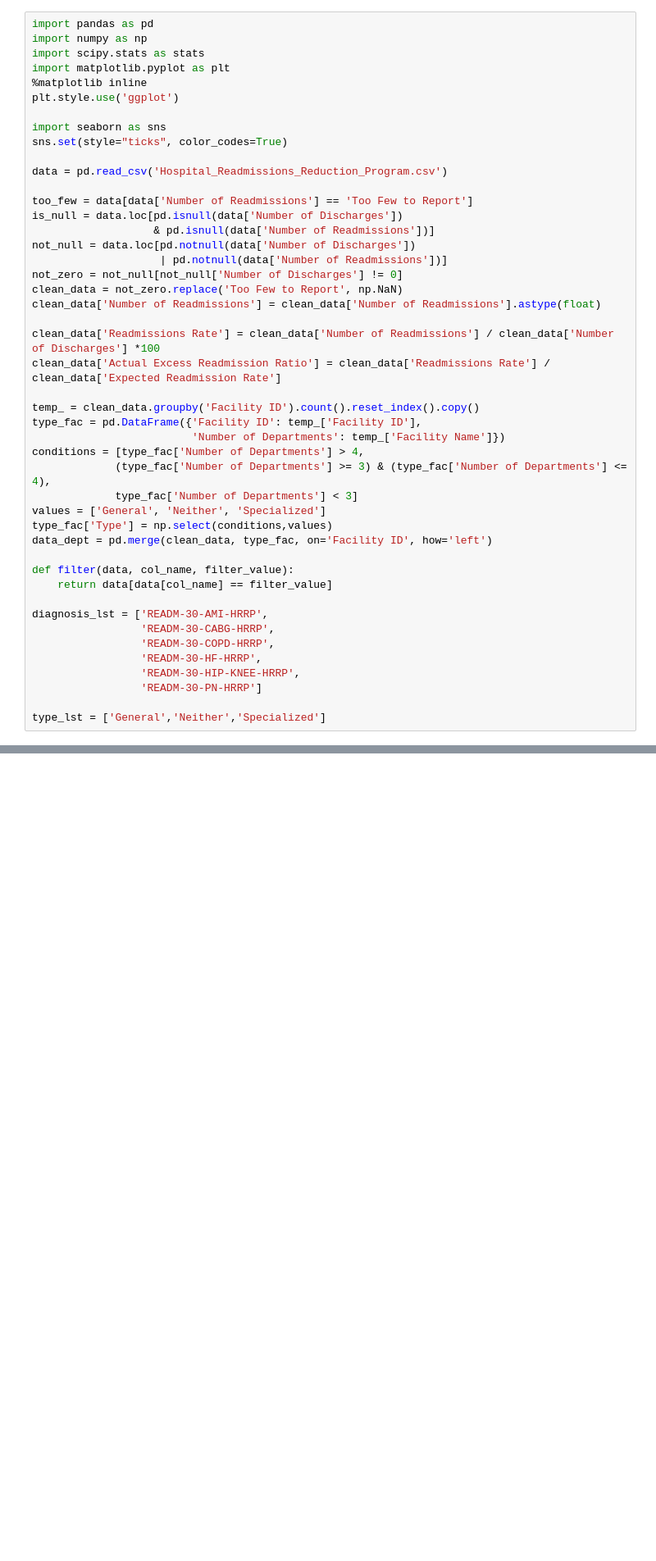
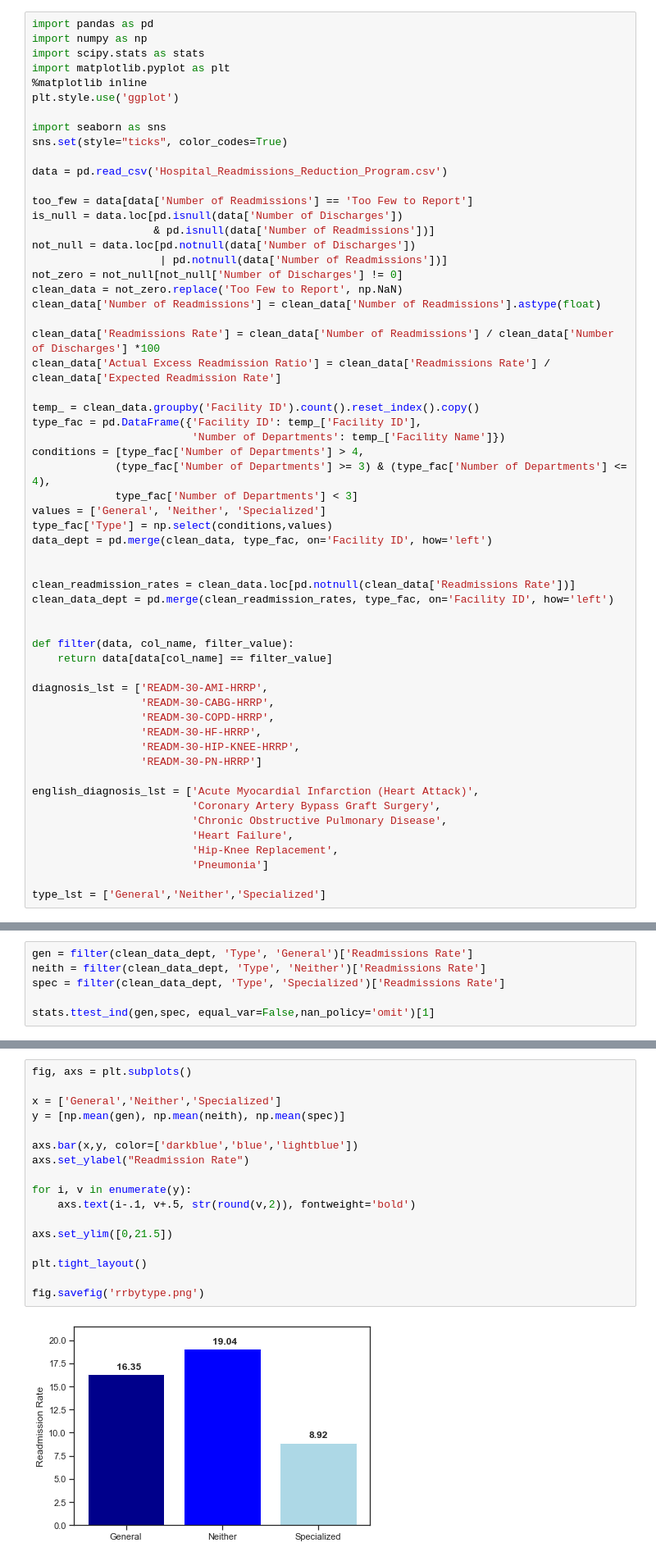
Before and after one commit to norahuntington/hospital-readmissions, a Jupyter notebook: ttests.ipynb, the cells around one changed output, grey strips where cells are left out. Shown at 82% size. Drawn from its saved outputs; the diff is of its cells as text; blank space fills up the shorter version.

```diff
--- a/ttests.ipynb
+++ b/ttests.ipynb
@@ -33,6 +33,11 @@ values = ['General', 'Neither', 'Specialized']
 type_fac['Type'] = np.select(conditions,values)
 data_dept = pd.merge(clean_data, type_fac, on='Facility ID', how='left')
 
+
+clean_readmission_rates = clean_data.loc[pd.notnull(clean_data['Readmissions Rate'])]
+clean_data_dept = pd.merge(clean_readmission_rates, type_fac, on='Facility ID', how='left')
+
+
 def filter(data, col_name, filter_value):
     return data[data[col_name] == filter_value]
 
@@ -43,4 +48,11 @@ diagnosis_lst = ['READM-30-AMI-HRRP',
                  'READM-30-HIP-KNEE-HRRP',
                  'READM-30-PN-HRRP']
 
+english_diagnosis_lst = ['Acute Myocardial Infarction (Heart Attack)',
+                         'Coronary Artery Bypass Graft Surgery',
+                         'Chronic Obstructive Pulmonary Disease',
+                         'Heart Failure',
+                         'Hip-Knee Replacement',
+                         'Pneumonia']
+
 type_lst = ['General','Neither','Specialized']
@@ -149,0 +165,6 @@ data_dept
+# %%
+gen = filter(clean_data_dept, 'Type', 'General')['Readmissions Rate']
+neith = filter(clean_data_dept, 'Type', 'Neither')['Readmissions Rate']
+spec = filter(clean_data_dept, 'Type', 'Specialized')['Readmissions Rate']
+
+stats.ttest_ind(gen,spec, equal_var=False,nan_policy='omit')[1]
@@ -149,0 +177,19 @@ data_dept
+# %%
+fig, axs = plt.subplots()
+
+x = ['General','Neither','Specialized']
+y = [np.mean(gen), np.mean(neith), np.mean(spec)]
+
+axs.bar(x,y, color=['darkblue','blue','lightblue'])
+axs.set_ylabel("Readmission Rate")
+
+for i, v in enumerate(y):
+    axs.text(i-.1, v+.5, str(round(v,2)), fontweight='bold')
+
+axs.set_ylim([0,21.5])
+
+plt.tight_layout()
+
+fig.savefig('rrbytype.png')
+# %% [output]
+[figure, added]
```
Also changed, not shown: parts of 48 cells of this notebook, 19 other files.
